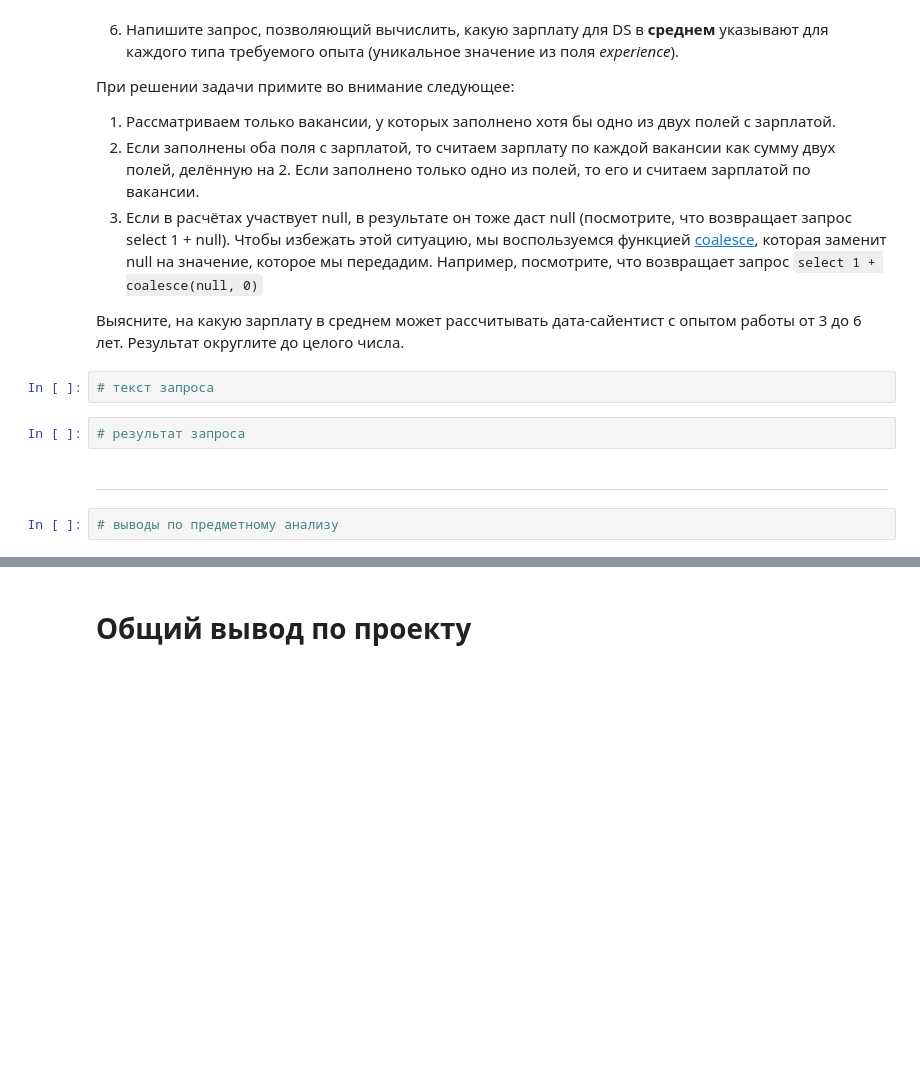
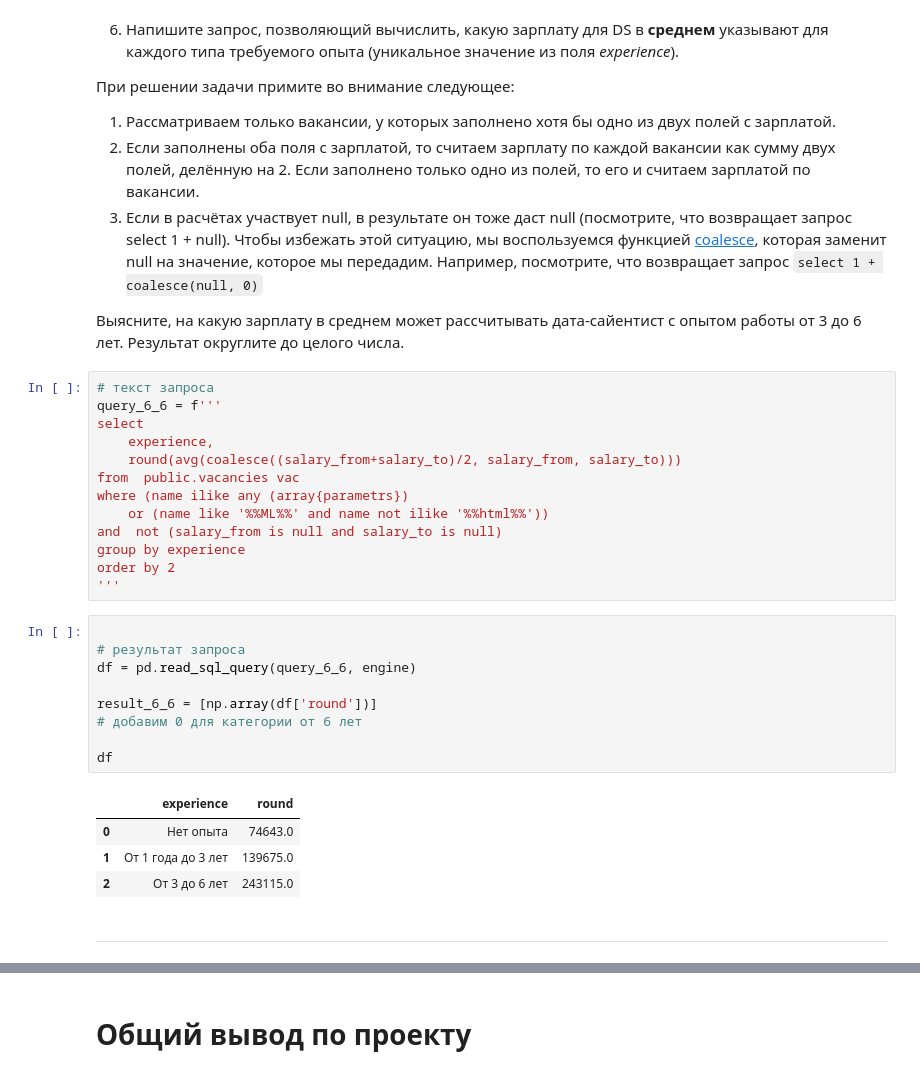
Before and after one commit to denis-kaikov/python_dspr, a Jupyter notebook: project_2/Project_2_Ноутбук_шаблон.ipynb, the cells around one changed output, grey strips where cells are left out. Saved outputs shown, nothing was run; the diff lists cells and outputs as text; blank space fills up the shorter version.

```diff
--- a/project_2/Project_2_Ноутбук_шаблон.ipynb
+++ b/project_2/Project_2_Ноутбук_шаблон.ipynb
@@ -543,9 +646,30 @@ print(f"среднее количество количество ключевы
 Выясните, на какую зарплату в среднем может рассчитывать дата-сайентист с опытом работы от 3 до 6 лет. Результат округлите до целого числа.
 # %%
 # текст запроса
+query_6_6 = f'''
+select
+    experience,
+    round(avg(coalesce((salary_from+salary_to)/2, salary_from, salary_to)))
+from  public.vacancies vac
+where (name ilike any (array{parametrs})
+    or (name like '%%ML%%' and name not ilike '%%html%%'))
+and  not (salary_from is null and salary_to is null)
+group by experience
+order by 2
+'''
 # %%
+
 # результат запроса
+df = pd.read_sql_query(query_6_6, engine)
+
+result_6_6 = [np.array(df['round'])]
+# добавим 0 для категории от 6 лет
+
+df
+# %% [output]
+|  | experience | round |
+| 0 | Нет опыта | 74643.0 |
+| 1 | От 1 года до 3 лет | 139675.0 |
+| 2 | От 3 до 6 лет | 243115.0 |
 # %% [markdown]
 ***
-# %%
-# выводы по предметному анализу
```
Also changed, not shown: parts of 53 cells of this notebook, 3 other files.
